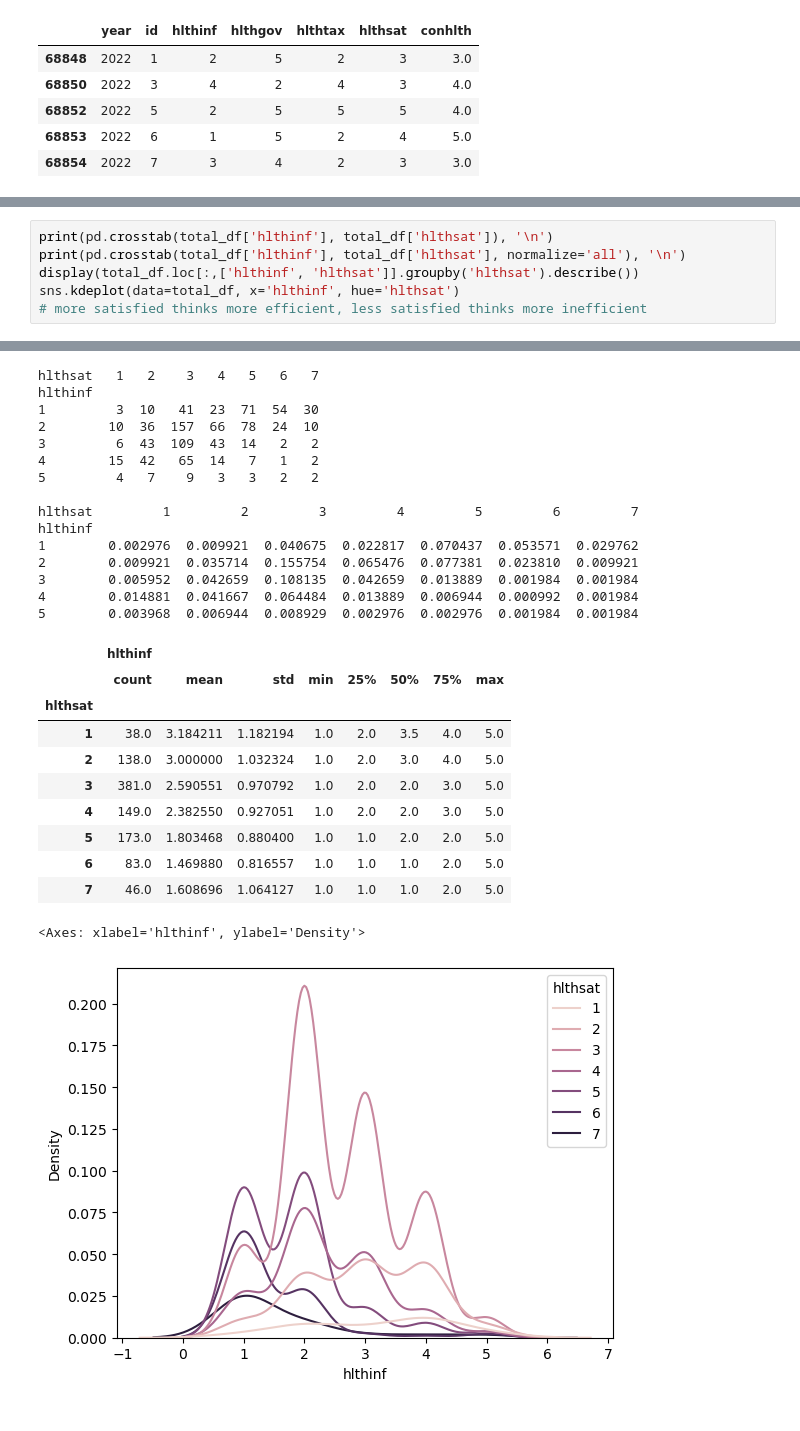
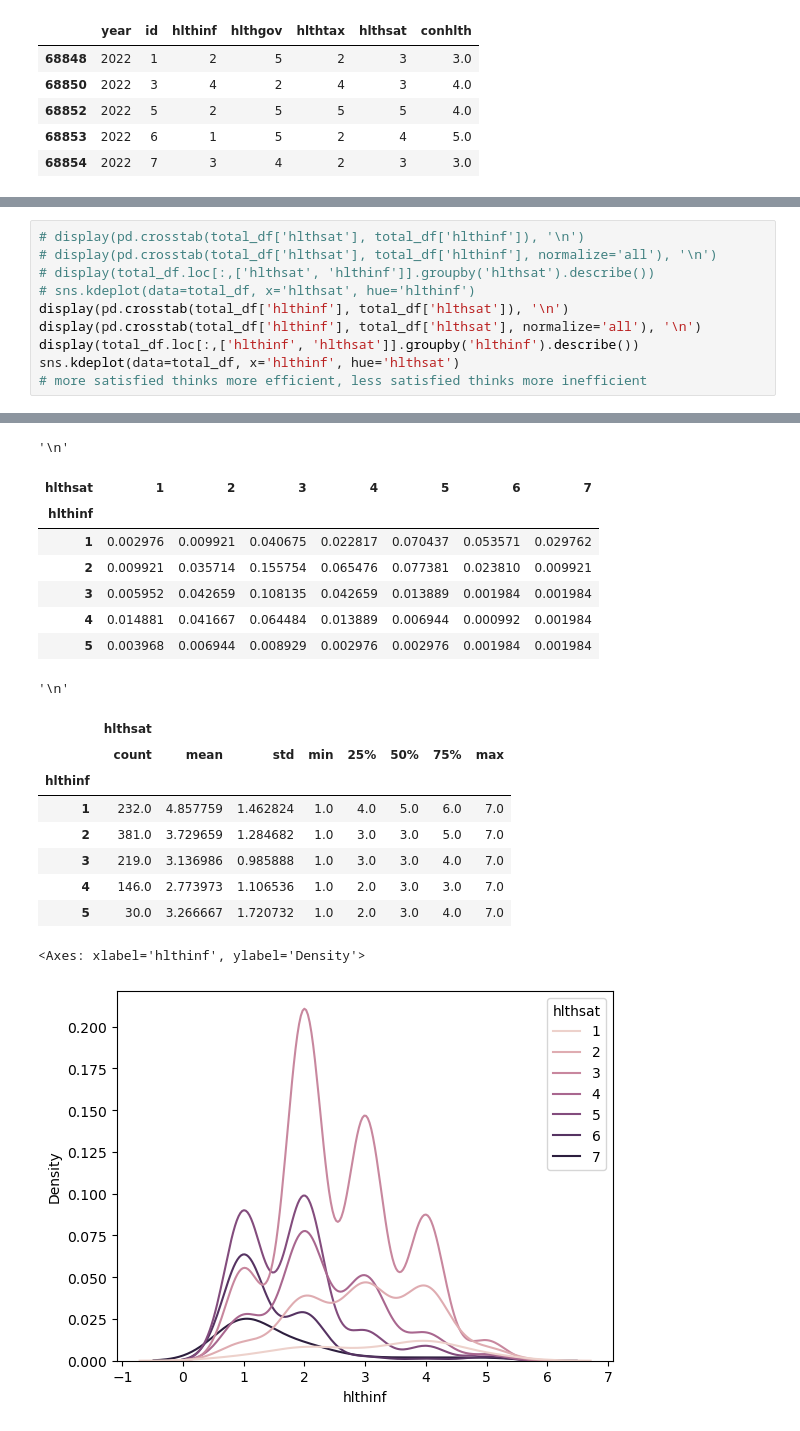
Before and after one commit to ryandinnh/project_gss, a Jupyter notebook: outline of gss project.ipynb, the cells around one changed output, grey strips where cells are left out. Drawn from its saved outputs; the diff is of its cells as text.

```diff
--- a/outline of gss project.ipynb
+++ b/outline of gss project.ipynb
@@ -339,8 +357,12 @@ hlthtax
 [figure]
 # %%
-print(pd.crosstab(total_df['hlthinf'], total_df['hlthsat']), '\n')
-print(pd.crosstab(total_df['hlthinf'], total_df['hlthsat'], normalize='all'), '\n')
-display(total_df.loc[:,['hlthinf', 'hlthsat']].groupby('hlthsat').describe())
+# display(pd.crosstab(total_df['hlthsat'], total_df['hlthinf']), '\n')
+# display(pd.crosstab(total_df['hlthsat'], total_df['hlthinf'], normalize='all'), '\n')
+# display(total_df.loc[:,['hlthsat', 'hlthinf']].groupby('hlthsat').describe())
+# sns.kdeplot(data=total_df, x='hlthsat', hue='hlthinf')
+display(pd.crosstab(total_df['hlthinf'], total_df['hlthsat']), '\n')
+display(pd.crosstab(total_df['hlthinf'], total_df['hlthsat'], normalize='all'), '\n')
+display(total_df.loc[:,['hlthinf', 'hlthsat']].groupby('hlthinf').describe())
 sns.kdeplot(data=total_df, x='hlthinf', hue='hlthsat')
 # more satisfied thinks more efficient, less satisfied thinks more inefficient
 # %% [output]
@@ -347,28 +376,20 @@ sns.kdeplot(data=total_df, x='hlthinf', hue='hlthsat')
-hlthsat   1   2    3   4   5   6   7
-hlthinf
-1         3  10   41  23  71  54  30
-2        10  36  157  66  78  24  10
-3         6  43  109  43  14   2   2
-4        15  42   65  14   7   1   2
-5         4   7    9   3   3   2   2
-
-hlthsat         1         2         3         4         5         6         7
-hlthinf
-1        0.002976  0.009921  0.040675  0.022817  0.070437  0.053571  0.029762
-2        0.009921  0.035714  0.155754  0.065476  0.077381  0.023810  0.009921
-3        0.005952  0.042659  0.108135  0.042659  0.013889  0.001984  0.001984
-4        0.014881  0.041667  0.064484  0.013889  0.006944  0.000992  0.001984
-5        0.003968  0.006944  0.008929  0.002976  0.002976  0.001984  0.001984
+'\n'
-|  | hlthinf |  |  |  |  |  |  |  |
-|  | count | mean | std | min | 25% | 50% | 75% | max |
-| hlthsat |  |  |  |  |  |  |  |  |
-| 1 | 38.0 | 3.184211 | 1.182194 | 1.0 | 2.0 | 3.5 | 4.0 | 5.0 |
-| 2 | 138.0 | 3.000000 | 1.032324 | 1.0 | 2.0 | 3.0 | 4.0 | 5.0 |
-| 3 | 381.0 | 2.590551 | 0.970792 | 1.0 | 2.0 | 2.0 | 3.0 | 5.0 |
-| 4 | 149.0 | 2.382550 | 0.927051 | 1.0 | 2.0 | 2.0 | 3.0 | 5.0 |
-| 5 | 173.0 | 1.803468 | 0.880400 | 1.0 | 1.0 | 2.0 | 2.0 | 5.0 |
-| 6 | 83.0 | 1.469880 | 0.816557 | 1.0 | 1.0 | 1.0 | 2.0 | 5.0 |
-| 7 | 46.0 | 1.608696 | 1.064127 | 1.0 | 1.0 | 1.0 | 2.0 | 5.0 |
+| hlthsat | 1 | 2 | 3 | 4 | 5 | 6 | 7 |
+| hlthinf |  |  |  |  |  |  |  |
+| 1 | 0.002976 | 0.009921 | 0.040675 | 0.022817 | 0.070437 | 0.053571 | 0.029762 |
+| 2 | 0.009921 | 0.035714 | 0.155754 | 0.065476 | 0.077381 | 0.023810 | 0.009921 |
+| 3 | 0.005952 | 0.042659 | 0.108135 | 0.042659 | 0.013889 | 0.001984 | 0.001984 |
+| 4 | 0.014881 | 0.041667 | 0.064484 | 0.013889 | 0.006944 | 0.000992 | 0.001984 |
+| 5 | 0.003968 | 0.006944 | 0.008929 | 0.002976 | 0.002976 | 0.001984 | 0.001984 |
-<Axes: xlabel='hlthinf', ylabel='Density'>
+'\n'
+|  | hlthsat |  |  |  |  |  |  |  |
+|  | count | mean | std | min | 25% | 50% | 75% | max |
+| hlthinf |  |  |  |  |  |  |  |  |
+| 1 | 232.0 | 4.857759 | 1.462824 | 1.0 | 4.0 | 5.0 | 6.0 | 7.0 |
+| 2 | 381.0 | 3.729659 | 1.284682 | 1.0 | 3.0 | 3.0 | 5.0 | 7.0 |
+| 3 | 219.0 | 3.136986 | 0.985888 | 1.0 | 3.0 | 3.0 | 4.0 | 7.0 |
+| 4 | 146.0 | 2.773973 | 1.106536 | 1.0 | 2.0 | 3.0 | 3.0 | 7.0 |
+| 5 | 30.0 | 3.266667 | 1.720732 | 1.0 | 2.0 | 3.0 | 4.0 | 7.0 |
+<Axes: xlabel='hlthinf', ylabel='Density'>
 [figure]
 # %%
```
Also changed, not shown: parts of 8 cells of this notebook.
